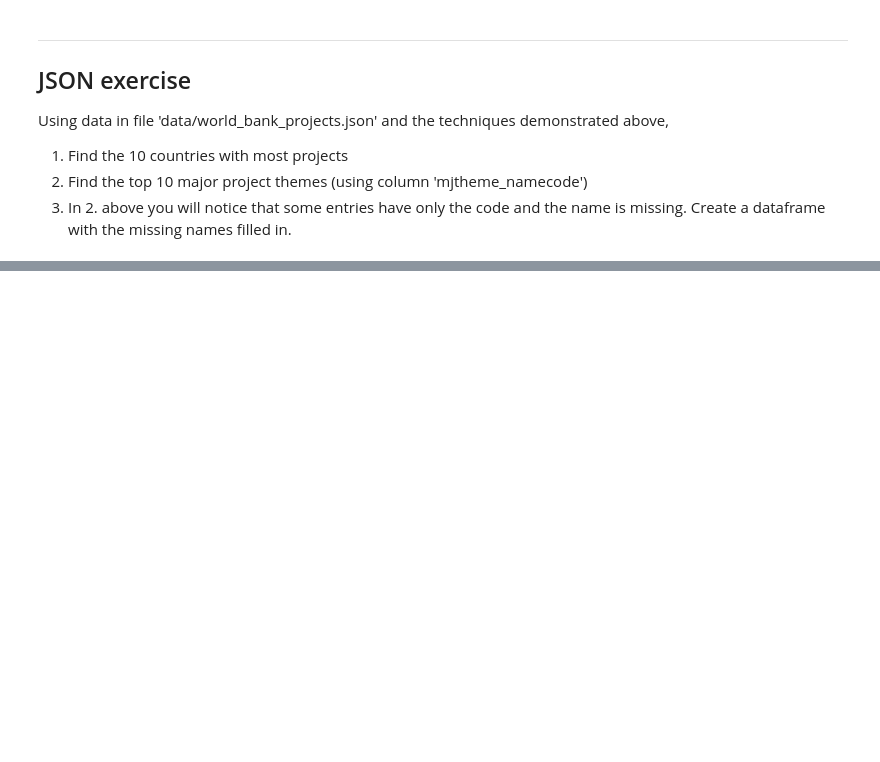
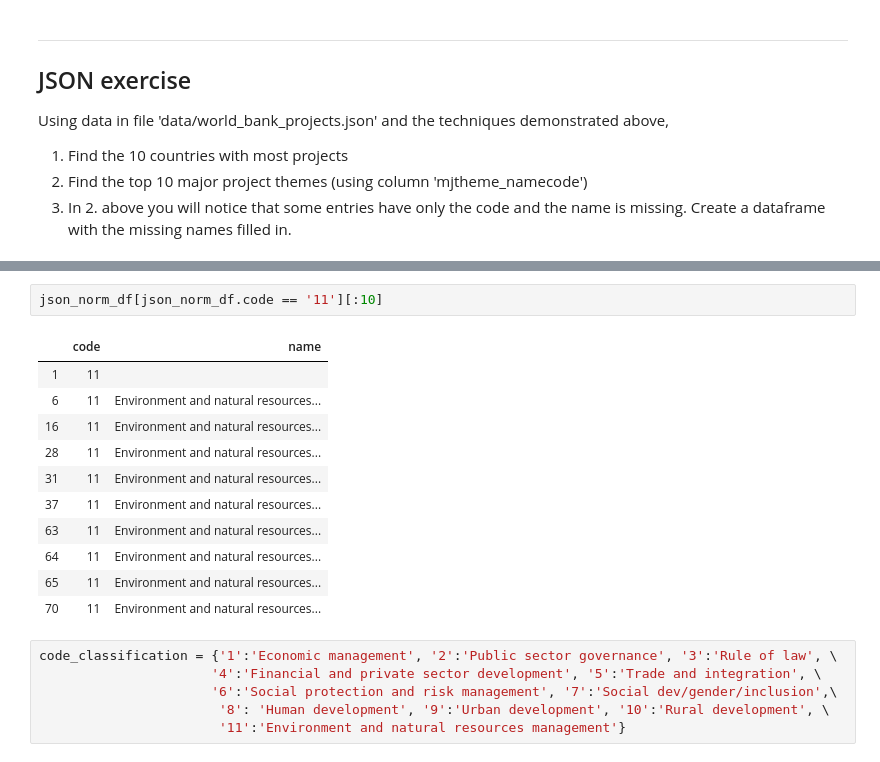
Before and after one commit to narek-g/mec-mini-projects, a Jupyter notebook: mec-5.4.4-json-data-wrangling-mini-project/Mini_Project_Wrangling_Json_Exercise.ipynb, the cells around one changed output, grey strips where cells are left out. Drawn from its saved outputs; the diff is of its cells as text; blank space fills up the shorter version.

```diff
--- a/mec-5.4.4-json-data-wrangling-mini-project/Mini_Project_Wrangling_Json_Exercise.ipynb
+++ b/mec-5.4.4-json-data-wrangling-mini-project/Mini_Project_Wrangling_Json_Exercise.ipynb
@@ -106,0 +212,20 @@ Using data in file 'data/world_bank_projects.json' and the techniques demonstrat
+# %%
+json_norm_df[json_norm_df.code == '11'][:10]
+# %% [output]
+|  | code | name |
+| 1 | 11 |  |
+| 6 | 11 | Environment and natural resources... |
+| 16 | 11 | Environment and natural resources... |
+| 28 | 11 | Environment and natural resources... |
+| 31 | 11 | Environment and natural resources... |
+| 37 | 11 | Environment and natural resources... |
+| 63 | 11 | Environment and natural resources... |
+| 64 | 11 | Environment and natural resources... |
+| 65 | 11 | Environment and natural resources... |
+| 70 | 11 | Environment and natural resources... |
+# %%
+code_classification = {'1':'Economic management', '2':'Public sector governance', '3':'Rule of law', \
+                      '4':'Financial and private sector development', '5':'Trade and integration', \
+                      '6':'Social protection and risk management', '7':'Social dev/gender/inclusion',\
+                       '8': 'Human development', '9':'Urban development', '10':'Rural development', \
+                       '11':'Environment and natural resources management'}
```
Also changed, not shown: parts of 15 cells of this notebook.
